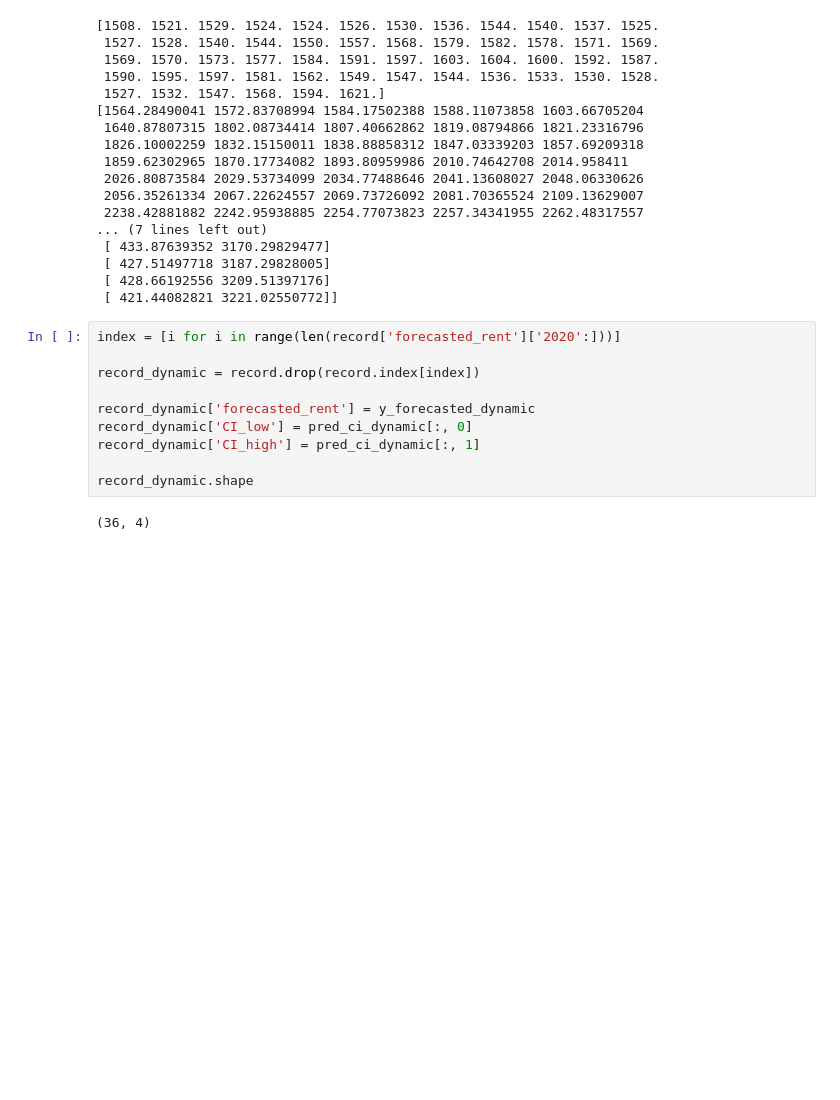
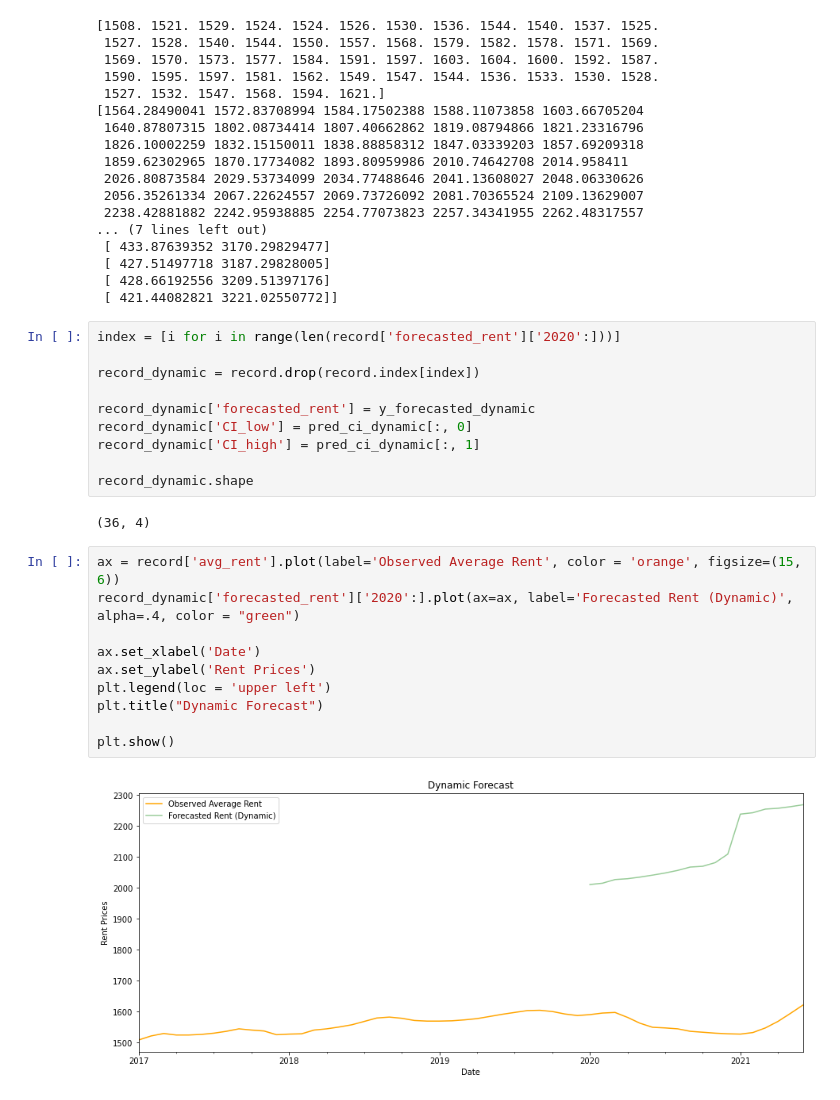
Before and after one commit to JeremyWeidner/421b_forecasting, a Jupyter notebook: arima_fit.ipynb, the cells around one changed output. Drawn from its saved outputs; the diff is of its cells as text; blank space fills up the shorter version.

```diff
--- a/arima_fit.ipynb
+++ b/arima_fit.ipynb
@@ -350,6 +386,18 @@ record_dynamic['CI_high'] = pred_ci_dynamic[:, 1]
 record_dynamic.shape
 # %% [output]
 (36, 4)
+# %%
+ax = record['avg_rent'].plot(label='Observed Average Rent', color = 'orange', figsize=(15, 6))
+record_dynamic['forecasted_rent']['2020':].plot(ax=ax, label='Forecasted Rent (Dynamic)', alpha=.4, color = "green")
+
+ax.set_xlabel('Date')
+ax.set_ylabel('Rent Prices')
+plt.legend(loc = 'upper left')
+plt.title("Dynamic Forecast")
+
+plt.show()
+# %% [output]
+[figure, added]
 # %%
 ax = record['avg_rent'].plot(label='Observed Average Rent', color = 'orange', figsize=(15, 6))
 record_dynamic['forecasted_rent']['2020':].plot(ax=ax, label='Forecasted Rent (Dynamic)', alpha=.4, color = "green")
```
Also changed, not shown: parts of 8 cells of this notebook.
